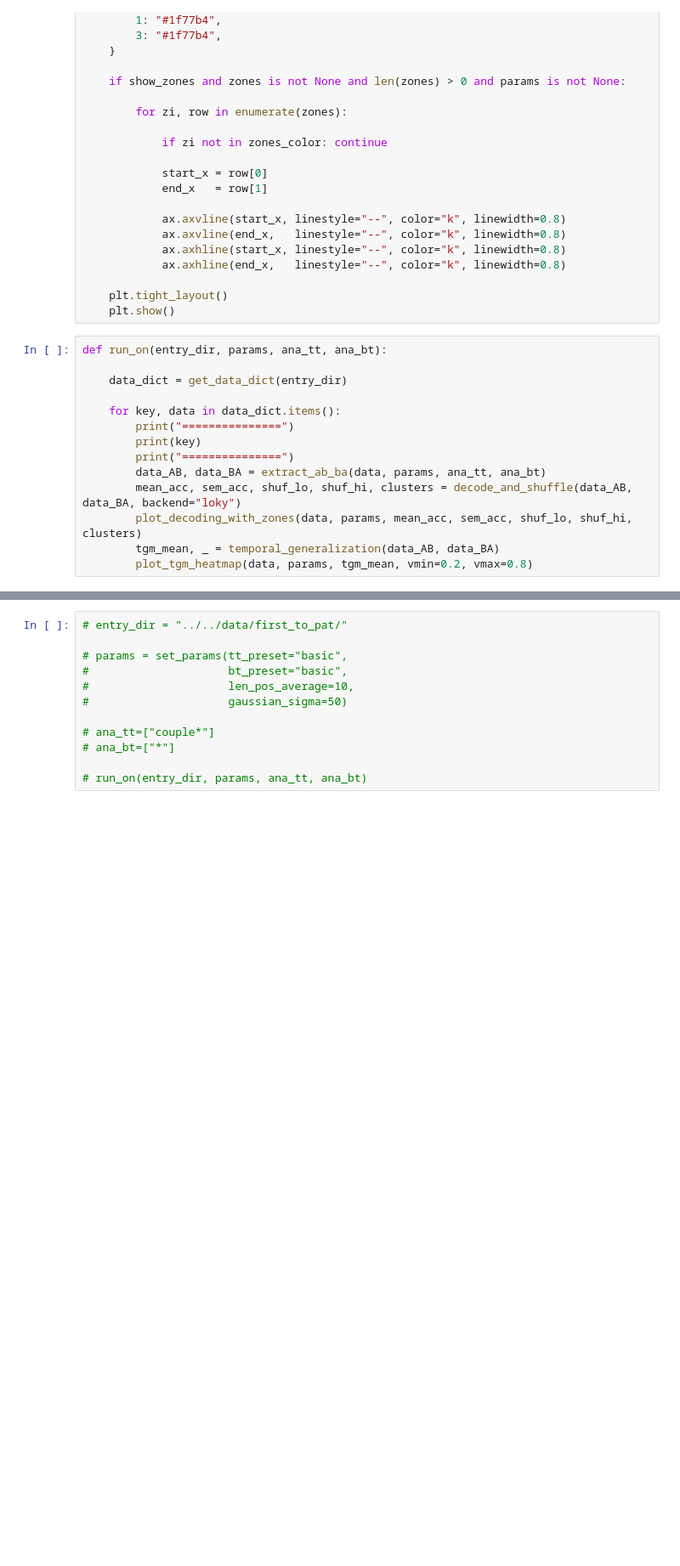
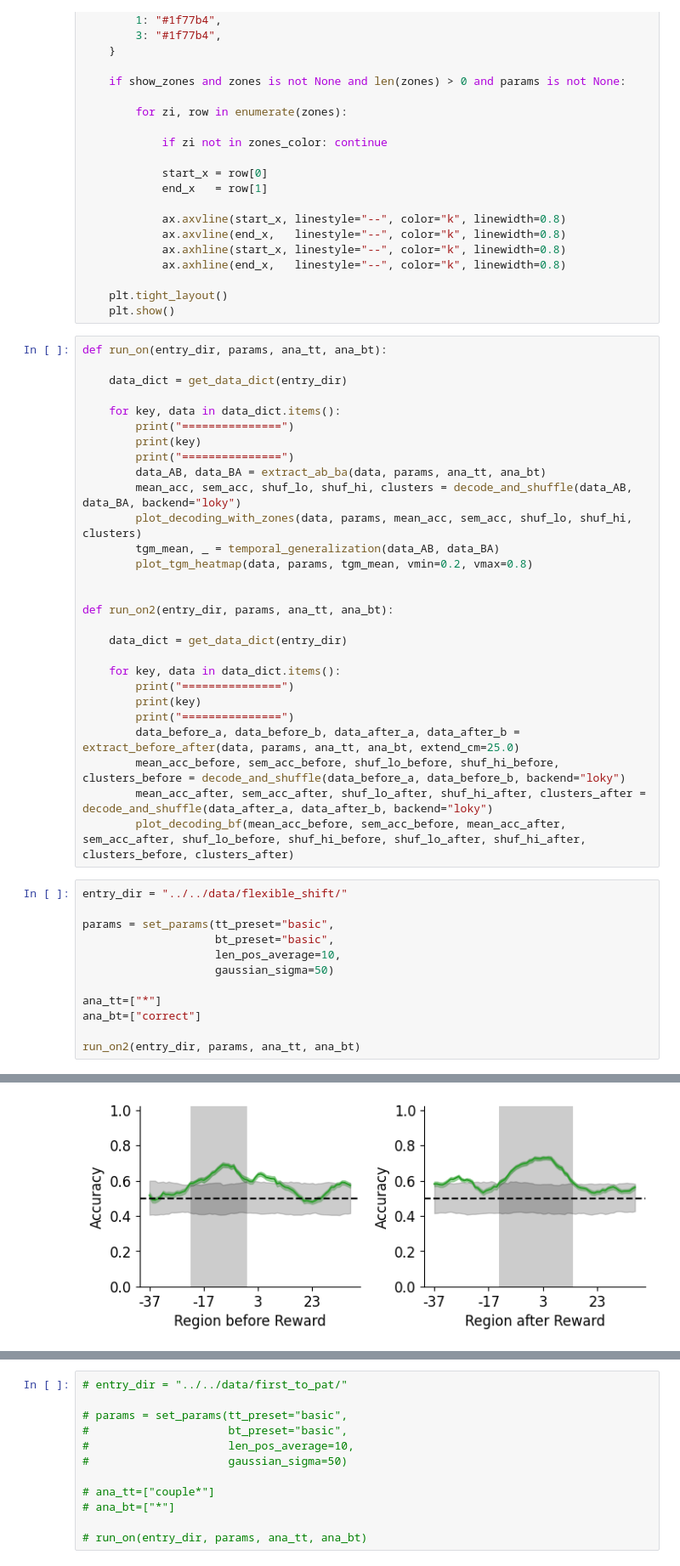
Before and after one commit to ymseq/ZhaoLab-analysis-python, a Jupyter notebook: src/PFC_NP_analysis/ab_cell_svm.ipynb, the cells around one changed output, grey strips where cells are left out. Shown at 85% size. Drawn from its saved outputs; the diff is of its cells as text; blank space fills up the shorter version.

```diff
--- a/src/PFC_NP_analysis/ab_cell_svm.ipynb
+++ b/src/PFC_NP_analysis/ab_cell_svm.ipynb
@@ -551,3 +710,30 @@ def run_on(entry_dir, params, ana_tt, ana_bt):
         plot_decoding_with_zones(data, params, mean_acc, sem_acc, shuf_lo, shuf_hi, clusters)
         tgm_mean, _ = temporal_generalization(data_AB, data_BA)
         plot_tgm_heatmap(data, params, tgm_mean, vmin=0.2, vmax=0.8)
+
+
+def run_on2(entry_dir, params, ana_tt, ana_bt):
+
+    data_dict = get_data_dict(entry_dir)
+
+    for key, data in data_dict.items():
+        print("===============")
+        print(key)
+        print("===============")
+        data_before_a, data_before_b, data_after_a, data_after_b = extract_before_after(data, params, ana_tt, ana_bt, extend_cm=25.0)
+        mean_acc_before, sem_acc_before, shuf_lo_before, shuf_hi_before, clusters_before = decode_and_shuffle(data_before_a, data_before_b, backend="loky")
+        mean_acc_after, sem_acc_after, shuf_lo_after, shuf_hi_after, clusters_after = decode_and_shuffle(data_after_a, data_after_b, backend="loky")
+        plot_decoding_bf(mean_acc_before, sem_acc_before, mean_acc_after, sem_acc_after, shuf_lo_before, shuf_hi_before, shuf_lo_after, shuf_hi_after, clusters_before, clusters_after)
+# %%
+entry_dir = "../../data/flexible_shift/"
+
+params = set_params(tt_preset="basic",
+                    bt_preset="basic",
+                    len_pos_average=10,
+                    gaussian_sigma=50)
+
+ana_tt=["*"]
+ana_bt=["correct"]
+
+run_on2(entry_dir, params, ana_tt, ana_bt)
+# %% [output]
@@ -553,0 +743 @@ def run_on(entry_dir, params, ana_tt, ana_bt):
+[figure, added]
```
Also changed, not shown: parts of 3 cells of this notebook, 2 other files.
